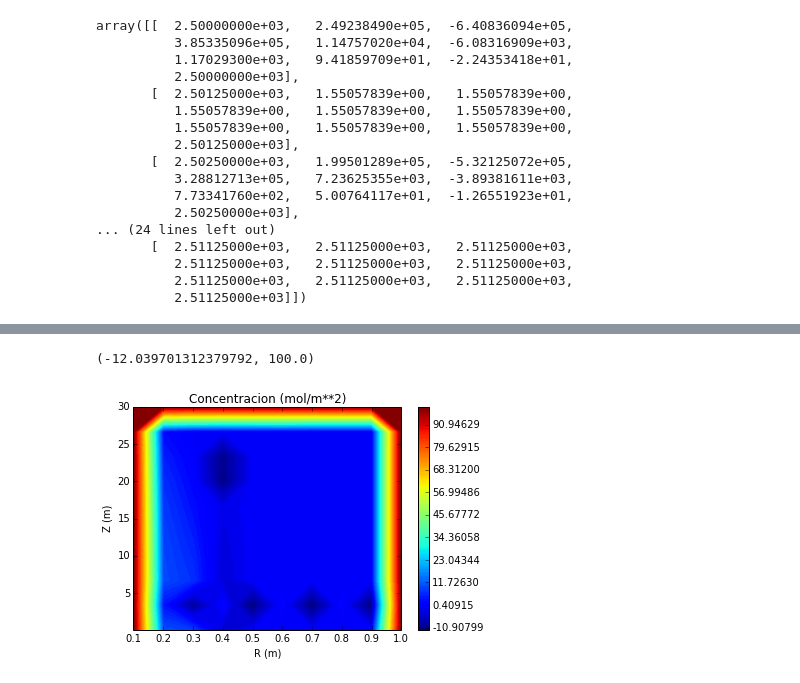
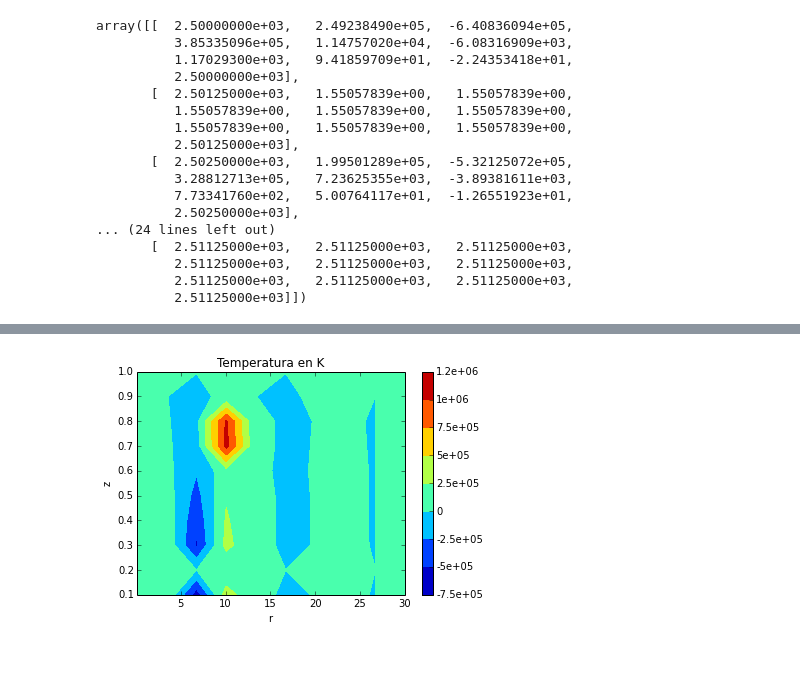
Before and after one commit to valentinaqf94/CM20151_HW6_QuirogaSanchez, a Jupyter notebook: Difusion_farra1.ipynb, the cells around one changed output, grey strips where cells are left out. Saved outputs shown, nothing was run; the diff lists cells and outputs as text; code cells hidden in the pictures.

```diff
--- a/Difusion_farra1.ipynb
+++ b/Difusion_farra1.ipynb
@@ -55,8 +58,8 @@ T_past = np.ones((n_x, n_x))
 #declaramos los arreglos para T y c que guardaran todo de aca e adelante, pero necesitamos los iniciales, entonces:
 c_past = np.zeros((n_x, n_x))
 T_0 = 20*np.ones((n_x, n_x))#en Celsius, la temperatura inicial comienza a T ambiente
-#declaramos que la concentracion empieza con inicial de 10
-c_0 = 10*np.ones((n_x, n_x))
+#declaramos que la concentracion empieza con inicial de 5
+c_0 = 5*np.ones((n_x, n_x))
 
 for i in range(0,n_x):
     #dependencia de r
@@ -98,7 +101,7 @@ def derivada1_z(f,i,j):
 #f es la funcion que queremos derivar, i es r, j es z. Estas son las segundas derivadas.
 def derivada2_r(f, i, j):
 
-    if(i==len(f)): #corregir  esta funcion de mierda
+    if(i==len(f)):
         return (h/lamda)*(Tw - f(i,j))
     #elif(i == 0):
     else:
@@ -227,23 +157,0 @@ ValueError: The truth value of an array with more than one element is ambiguous.
-# %%
-
-mini = c_pres.min()
-maxi = c_pres.max()
-#Se define el numero de niveles que va a tener el contorno. Para nuestro caso elegimos 100
-levels = np.linspace(mini, maxi, 100)
-
-fig, axs = plt.subplots(1,1)
-#Se hace el mapeo por el contorno dado
-
-cs = axs.contourf(r, z, c_pres, levels=levels)
-#Se añade barra de color
-fig.colorbar(cs, ax=axs, format="%.5f")
-
-plt.title('Concentracion (mol/m**2)')
-plt.ylabel('Z (m)')
-plt.xlabel('R (m)')
-plt.savefig('concentracion.png')
-
-mini, maxi
-# %% [output]
-(-12.039701312379792, 100.0)
-[figure, removed]
@@ -255,0 +158,12 @@ plt.savefig("GraficaExtra")
+# %%
+fig, axs = plt.subplots(1,1)
+grap = axs.contourf(z, r, T_pres)
+
+fig.colorbar(grap, ax=axs, format="%.2g")
+
+plt.title('Temperatura en K')
+plt.ylabel('z')
+plt.xlabel('r')
+plt.savefig('temp.png')
+# %% [output]
+[figure, added]
```
Also changed, not shown: parts of 9 cells of this notebook.
